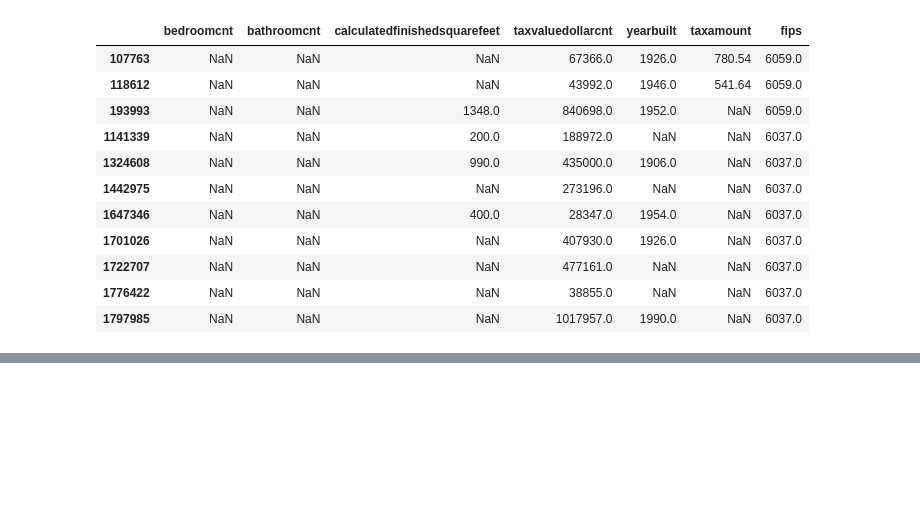
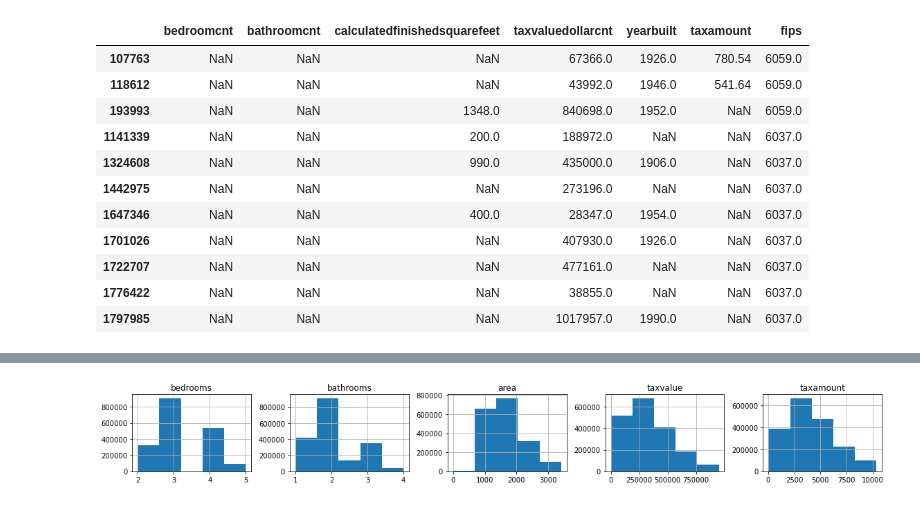
Before and after one commit to lainslie-18/regression-exercises, a Jupyter notebook: wrangle.ipynb, the cells around one changed output, grey strips where cells are left out. Cells and saved outputs as stored; diff of their text form; code cells hidden in the pictures; blank space fills up the shorter version.

```diff
--- a/wrangle.ipynb
+++ b/wrangle.ipynb
@@ -194,0 +296,12 @@ plt.show()
+# %%
+# Change data types where it makes sense
+int_col_list = ['bedrooms','area','taxvalue']
+obj_col_list = ['yearbuilt','fips']
+
+for col in df:
+    if col in int_col_list:
+        df[col] = df[col].astype(int)
+    if col in obj_col_list:
+        df[col] = df[col].astype(int).astype(object)
+
+df.info(null_counts=True)
@@ -194,0 +332,5 @@ plt.show()
+# %%
+# check column values
+col_list = df[['bedrooms', 'bathrooms']]
+for col in col_list:
+    print(df[col].value_counts(dropna=False))
@@ -194,0 +352,29 @@ plt.show()
+# %%
+plt.figure(figsize=(16, 4))
+
+# List of columns
+cols = [col for col in df.columns if col not in ['fips', 'yearbuilt']]
+
+for i, col in enumerate(cols, start=1):
+
+    # Set plot number for subplot
+    plot_number = i
+
+    # Create subplot.
+    plt.subplot(2, len(cols), plot_number)
+
+    # Title with column name.
+    plt.title(col)
+
+    # Display histogram for column.
+    df[col].hist(bins=5)
+
+    # turn off scientific notation
+    plt.ticklabel_format(useOffset=False)
+
+    # mitigate overlap
+    plt.tight_layout()
+
+plt.show()
+# %% [output]
+[figure, added]
```
Also changed, not shown: parts of 29 cells of this notebook, 2 other files.
